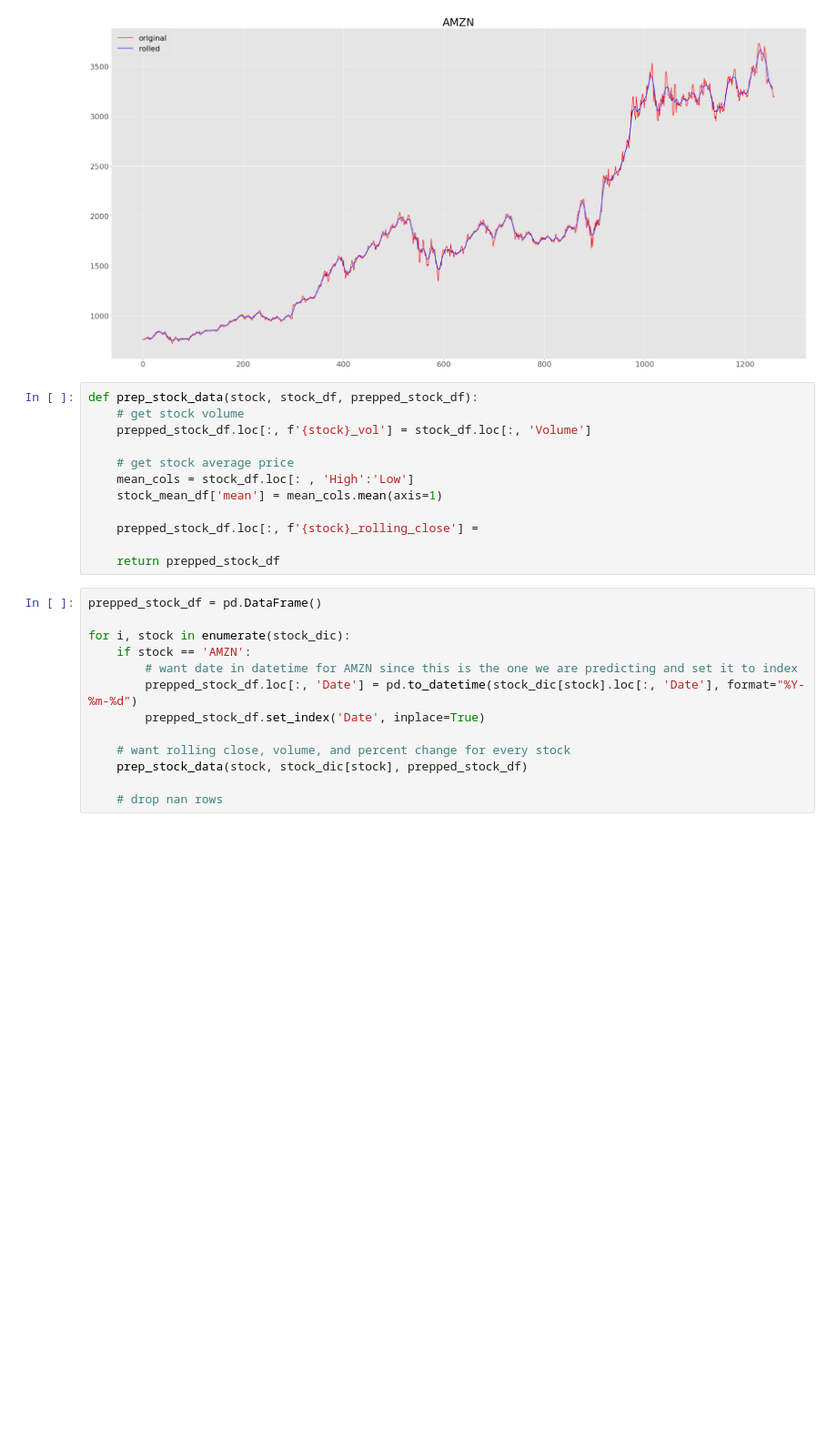
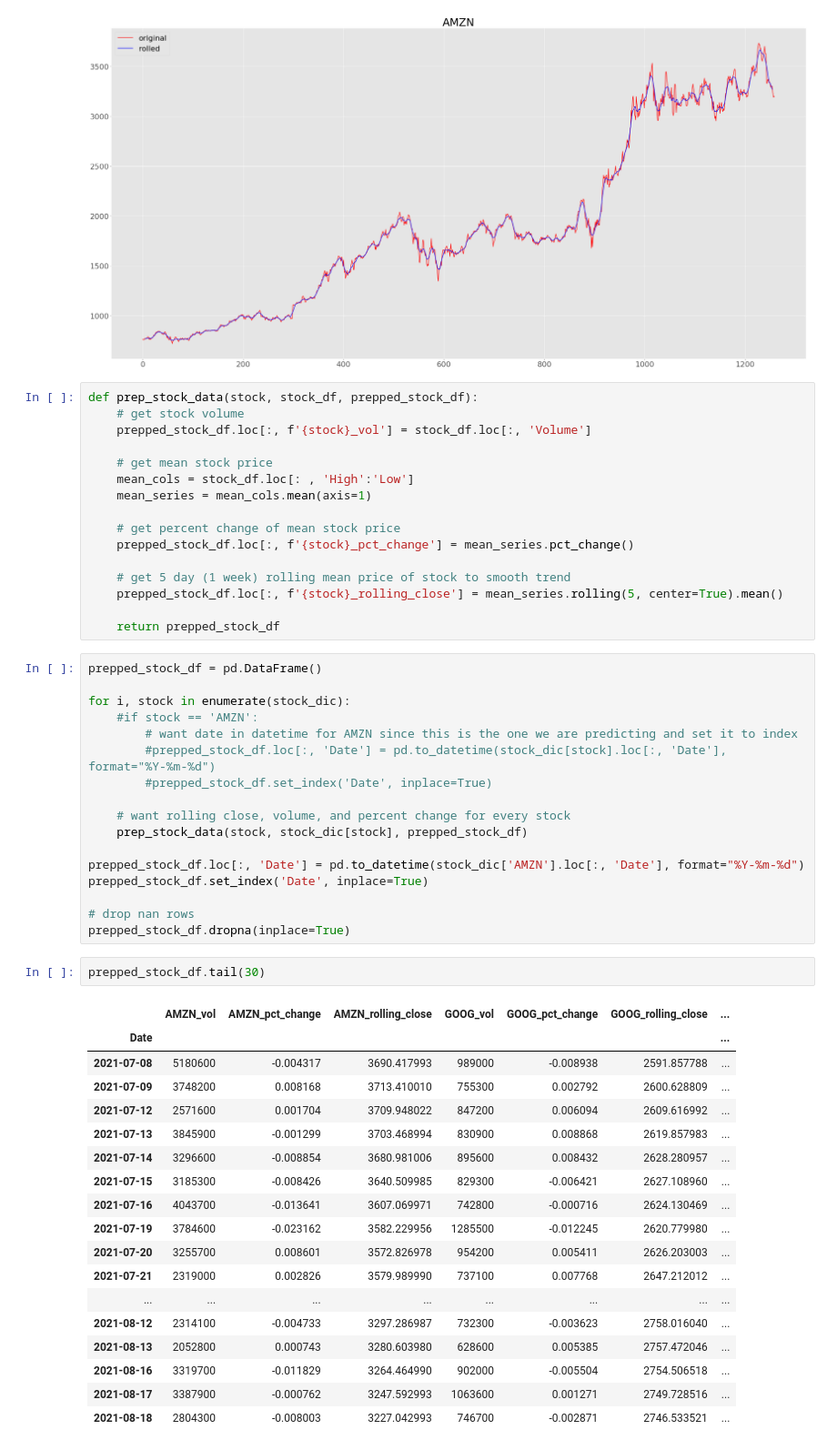
Before and after one commit to seantanken/GalvanizeRepo, a Jupyter notebook: stock_analyzer/stock_analysis.ipynb, the cells around one changed output. Shown at 91% size. Cells and saved outputs as stored; diff of their text form; blank space fills up the shorter version.

```diff
--- a/stock_analyzer/stock_analysis.ipynb
+++ b/stock_analyzer/stock_analysis.ipynb
@@ -83,23 +49,52 @@ def prep_stock_data(stock, stock_df, prepped_stock_df):
     # get stock volume
     prepped_stock_df.loc[:, f'{stock}_vol'] = stock_df.loc[:, 'Volume']
 
-    # get stock average price
+    # get mean stock price
     mean_cols = stock_df.loc[: , 'High':'Low']
-    stock_mean_df['mean'] = mean_cols.mean(axis=1)
+    mean_series = mean_cols.mean(axis=1)
 
-    prepped_stock_df.loc[:, f'{stock}_rolling_close'] =
+    # get percent change of mean stock price
+    prepped_stock_df.loc[:, f'{stock}_pct_change'] = mean_series.pct_change()
+
+    # get 5 day (1 week) rolling mean price of stock to smooth trend
+    prepped_stock_df.loc[:, f'{stock}_rolling_close'] = mean_series.rolling(5, center=True).mean()
 
     return prepped_stock_df
 # %%
 prepped_stock_df = pd.DataFrame()
 
 for i, stock in enumerate(stock_dic):
-    if stock == 'AMZN':
+    #if stock == 'AMZN':
         # want date in datetime for AMZN since this is the one we are predicting and set it to index
-        prepped_stock_df.loc[:, 'Date'] = pd.to_datetime(stock_dic[stock].loc[:, 'Date'], format="%Y-%m-%d")
-        prepped_stock_df.set_index('Date', inplace=True)
+        #prepped_stock_df.loc[:, 'Date'] = pd.to_datetime(stock_dic[stock].loc[:, 'Date'], format="%Y-%m-%d")
+        #prepped_stock_df.set_index('Date', inplace=True)
 
     # want rolling close, volume, and percent change for every stock
     prep_stock_data(stock, stock_dic[stock], prepped_stock_df)
 
-    # drop nan rows
+prepped_stock_df.loc[:, 'Date'] = pd.to_datetime(stock_dic['AMZN'].loc[:, 'Date'], format="%Y-%m-%d")
+prepped_stock_df.set_index('Date', inplace=True)
+
+# drop nan rows
+prepped_stock_df.dropna(inplace=True)
+# %%
+prepped_stock_df.tail(30)
+# %% [output]
+|  | AMZN_vol | AMZN_pct_change | AMZN_rolling_close | GOOG_vol | GOOG_pct_change | GOOG_rolling_close | ... |
+| Date |  |  |  |  |  |  | ... |
+| 2021-07-08 | 5180600 | -0.004317 | 3690.417993 | 989000 | -0.008938 | 2591.857788 | ... |
+| 2021-07-09 | 3748200 | 0.008168 | 3713.410010 | 755300 | 0.002792 | 2600.628809 | ... |
+| 2021-07-12 | 2571600 | 0.001704 | 3709.948022 | 847200 | 0.006094 | 2609.616992 | ... |
+| 2021-07-13 | 3845900 | -0.001299 | 3703.468994 | 830900 | 0.008868 | 2619.857983 | ... |
+| 2021-07-14 | 3296600 | -0.008854 | 3680.981006 | 895600 | 0.008432 | 2628.280957 | ... |
+| 2021-07-15 | 3185300 | -0.008426 | 3640.509985 | 829300 | -0.006421 | 2627.108960 | ... |
+| 2021-07-16 | 4043700 | -0.013641 | 3607.069971 | 742800 | -0.000716 | 2624.130469 | ... |
+| 2021-07-19 | 3784600 | -0.023162 | 3582.229956 | 1285500 | -0.012245 | 2620.779980 | ... |
+| 2021-07-20 | 3255700 | 0.008601 | 3572.826978 | 954200 | 0.005411 | 2626.203003 | ... |
+| 2021-07-21 | 2319000 | 0.002826 | 3579.989990 | 737100 | 0.007768 | 2647.212012 | ... |
+| ... | ... | ... | ... | ... | ... | ... | ... |
+| 2021-08-12 | 2314100 | -0.004733 | 3297.286987 | 732300 | -0.003623 | 2758.016040 | ... |
+| 2021-08-13 | 2052800 | 0.000743 | 3280.603980 | 628600 | 0.005385 | 2757.472046 | ... |
+| 2021-08-16 | 3319700 | -0.011829 | 3264.464990 | 902000 | -0.005504 | 2754.506518 | ... |
+| 2021-08-17 | 3387900 | -0.000762 | 3247.592993 | 1063600 | 0.001271 | 2749.728516 | ... |
+| 2021-08-18 | 2804300 | -0.008003 | 3227.042993 | 746700 | -0.002871 | 2746.533521 | ... |
```
Also changed, not shown: parts of 5 cells of this notebook.
